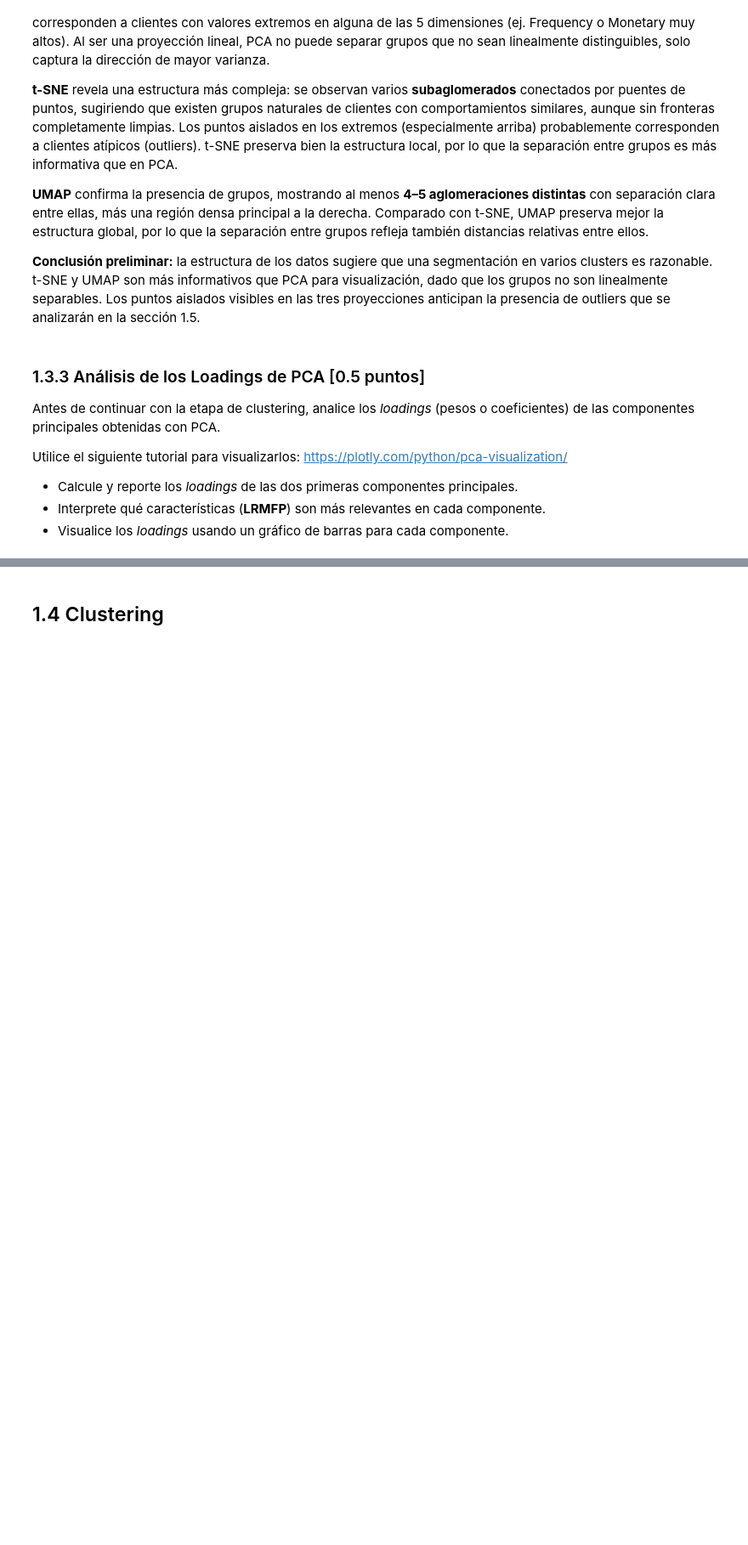
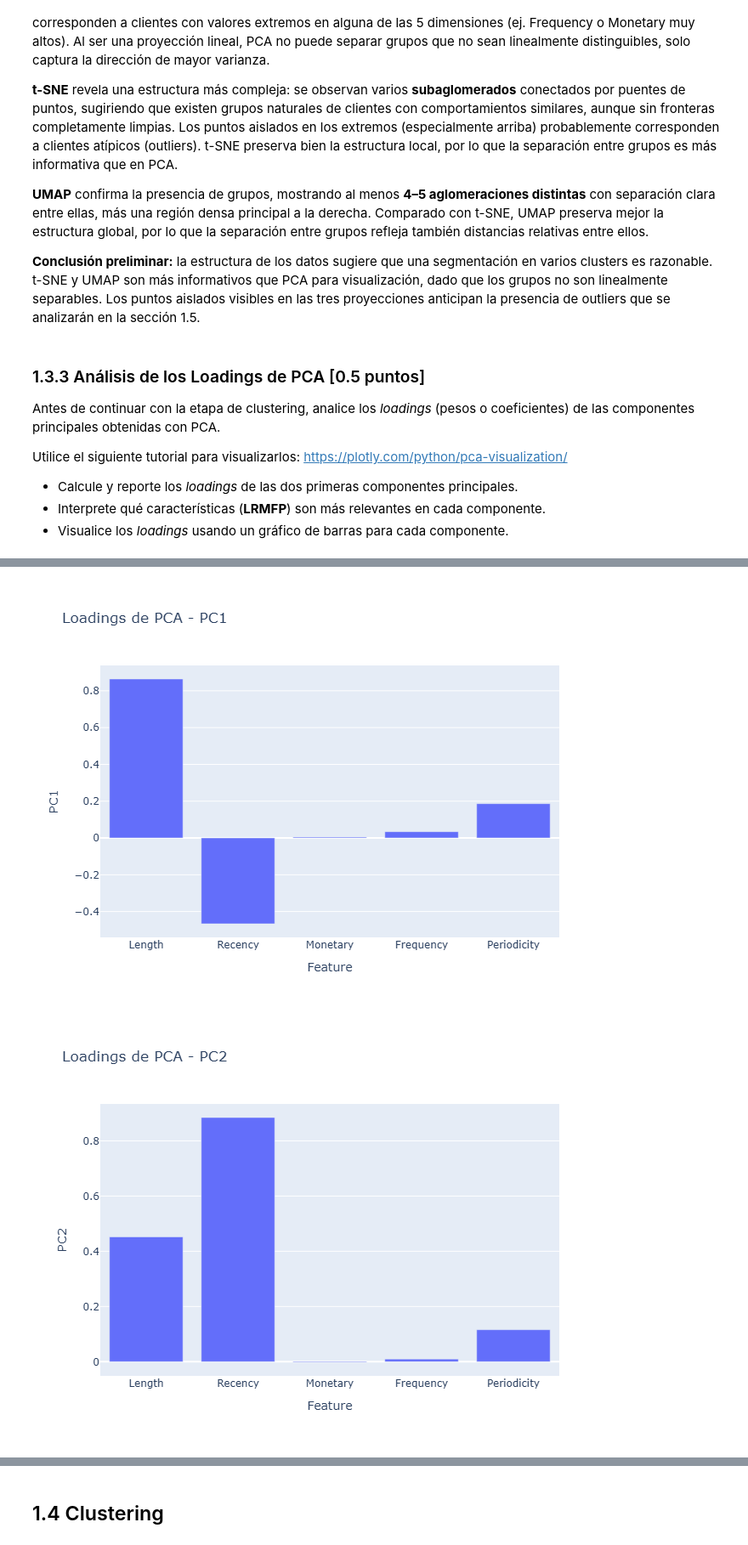
Before and after one commit to matisweet/MDS7202, a Jupyter notebook: labs/lab5/Lab5_enunciado.ipynb, the cells around one changed output, grey strips where cells are left out. Shown at 85% size. Saved outputs shown, nothing was run; the diff lists cells and outputs as text; code cells hidden in the pictures; blank space fills up the shorter version.

```diff
--- a/labs/lab5/Lab5_enunciado.ipynb
+++ b/labs/lab5/Lab5_enunciado.ipynb
@@ -586,0 +549,11 @@ Utilice el siguiente tutorial para visualizarlos: https://plotly.com/python/pca-
+# %%
+# Código para calcular loadings.
+pca_model = pipeline_pca.named_steps["pca"]
+
+loadings_df = pd.DataFrame(
+    pca_model.components_.T,
+    index=FEATURE_COLS,
+    columns=["PC1", "PC2"],
+)
+
+loadings_df
@@ -586,0 +583,23 @@ Utilice el siguiente tutorial para visualizarlos: https://plotly.com/python/pca-
+# %%
+loadings_plot = loadings_df.reset_index().rename(columns={"index": "Feature"})
+
+fig_pc1 = px.bar(
+    loadings_plot,
+    x="Feature",
+    y="PC1",
+    title="Loadings de PCA - PC1",
+)
+
+fig_pc1.show()
+
+fig_pc2 = px.bar(
+    loadings_plot,
+    x="Feature",
+    y="PC2",
+    title="Loadings de PCA - PC2",
+)
+
+fig_pc2.show()
+# %% [output]
+[figure, added]
+[figure, added]
```
Also changed, not shown: parts of 14 cells of this notebook, 4 other files.
